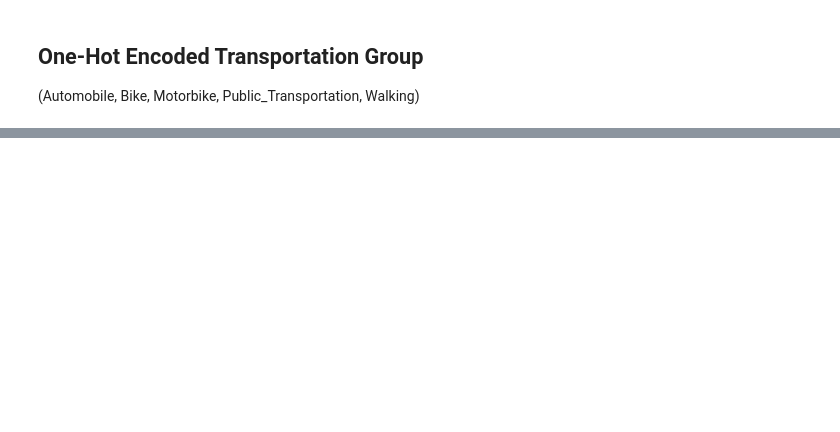
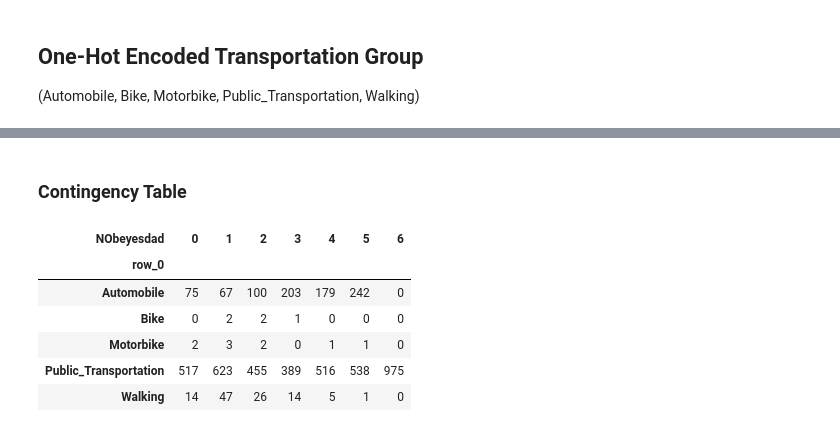
Before and after one commit to xXKeNdAmAmAsTeRXx/Deep_Learning_Labs, a Jupyter notebook: Lab_14_15-project/2_EDA.ipynb, the cells around one changed output, grey strips where cells are left out. Saved outputs shown, nothing was run; the diff lists cells and outputs as text; code cells hidden in the pictures; blank space fills up the shorter version.

```diff
--- a/Lab_14_15-project/2_EDA.ipynb
+++ b/Lab_14_15-project/2_EDA.ipynb
@@ -414,0 +491,12 @@ Both Stacked bar plot and Kendall's tau suggest that CAEC (Consumption of Food B
+# %% [markdown]
+### Contingency Table
+# %%
+contingency_table
+# %% [output]
+| NObeyesdad | 0 | 1 | 2 | 3 | 4 | 5 | 6 |
+| row_0 |  |  |  |  |  |  |  |
+| Automobile | 75 | 67 | 100 | 203 | 179 | 242 | 0 |
+| Bike | 0 | 2 | 2 | 1 | 0 | 0 | 0 |
+| Motorbike | 2 | 3 | 2 | 0 | 1 | 1 | 0 |
+| Public_Transportation | 517 | 623 | 455 | 389 | 516 | 538 | 975 |
+| Walking | 14 | 47 | 26 | 14 | 5 | 1 | 0 |
```
Also changed, not shown: parts of 9 cells of this notebook.
